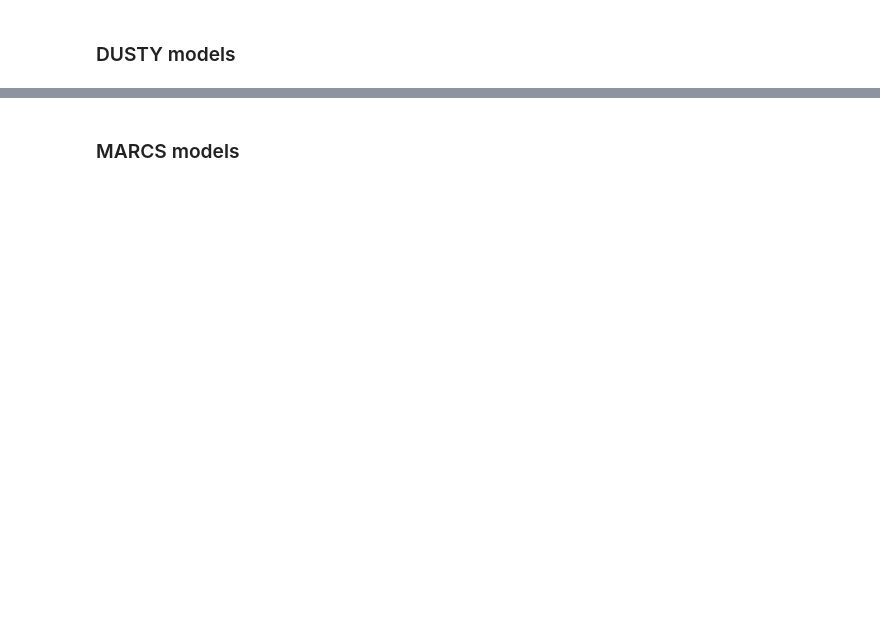
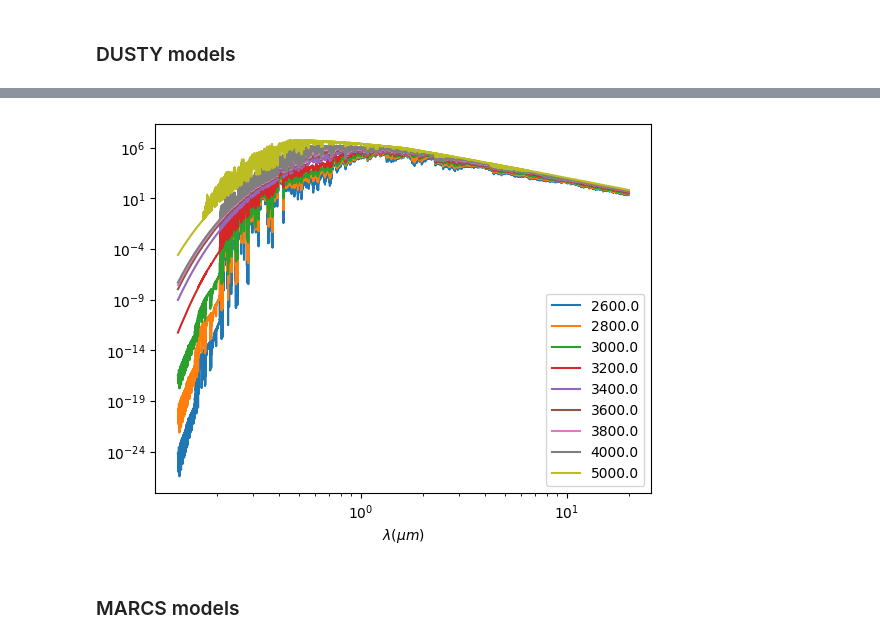
Before and after one commit to aswinsuresh24/rsg_phot, a Jupyter notebook: rsg_phot.ipynb, the cells around one changed output, grey strips where cells are left out. Cells and saved outputs as stored; diff of their text form; code cells hidden in the pictures; blank space fills up the shorter version.

```diff
--- a/rsg_phot.ipynb
+++ b/rsg_phot.ipynb
@@ -41,3 +95,12 @@ plt.yscale('log')
+# %%
+for i in range(len(t)):
+    plt.plot((w/1e4), flx[i], label = t[i])
+plt.legend()
+plt.xlabel(r'$\lambda(\mu m)$')
+plt.xscale('log')
+plt.yscale('log')
+# %% [output]
+[figure, added]
 # %% [markdown]
 ### MARCS models
 # %%
```
Also changed, not shown: parts of 26 cells of this notebook, 1 other file.
